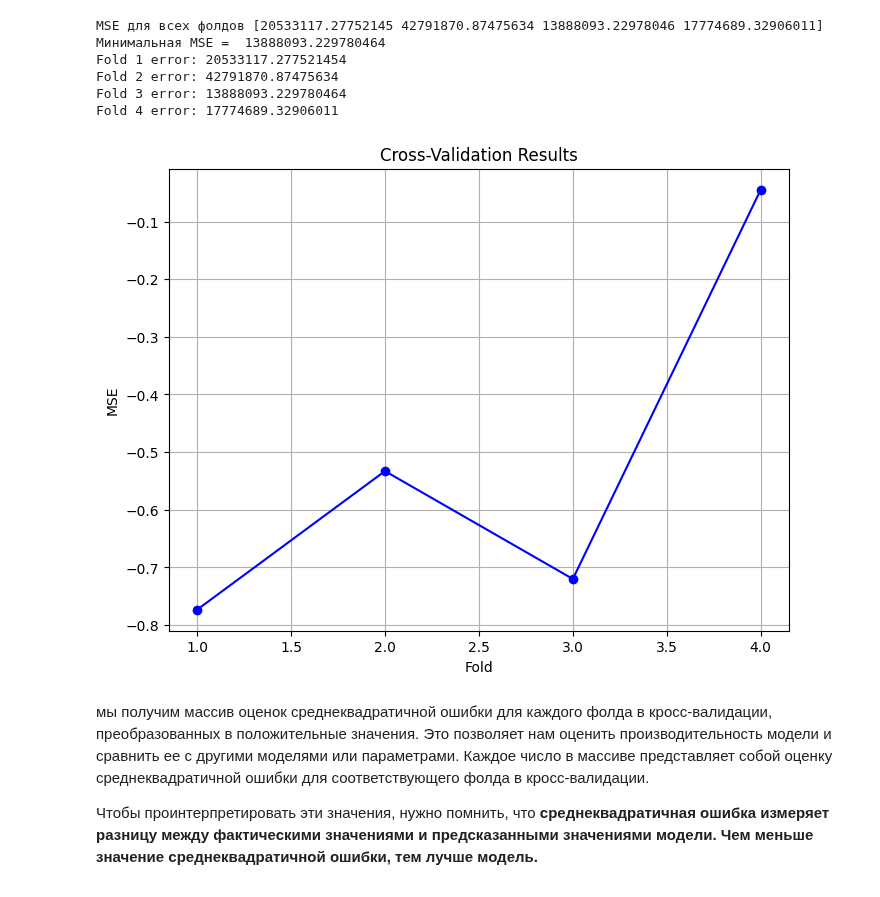
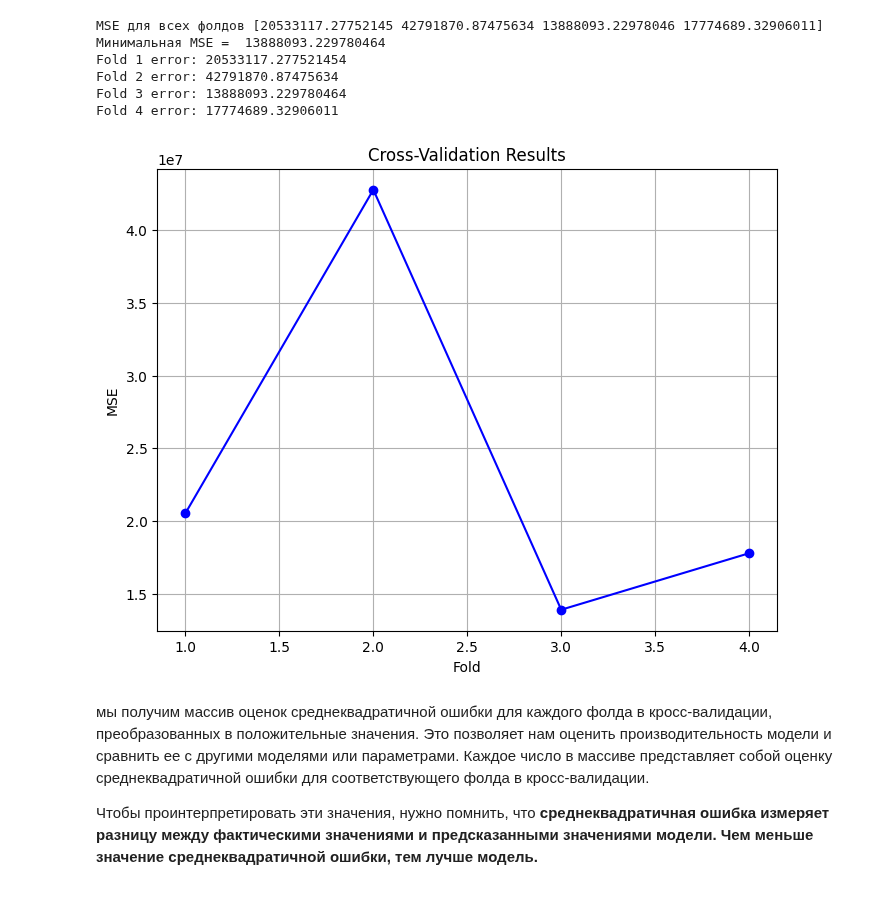
Before and after one commit to MrsMystique/python-repo, a Jupyter notebook: DataAnalysis/analisys for prediction/Labs/Шаг5 Оценка модели и уточнения.ipynb, the cells around one changed output. Cells and saved outputs as stored; diff of their text form; code cells hidden in the pictures.

```diff
--- a/DataAnalysis/analisys for prediction/Labs/Шаг5 Оценка модели и уточнения.ipynb
+++ b/DataAnalysis/analisys for prediction/Labs/Шаг5 Оценка модели и уточнения.ipynb
@@ -345,18 +345,18 @@ Fold 2 error: 42791870.87475634
 Fold 3 error: 13888093.229780464
 Fold 4 error: 17774689.32906011
 # %%
-MSE = -Rcross
+Folds_MSE = -1 * cross_val_score(lre, x_data[['horsepower']], y_data, cv=4, scoring='neg_mean_squared_error')
 # Создаем график
 plt.figure(figsize=(8, 6))
 # количество фолдов должно быть равно количеству рэнджей
-plt.plot(range(1, 5), MSE, marker='o', linestyle='-', color='b')
+plt.plot(range(1, 5), Folds_MSE, marker='o', linestyle='-', color='b')
 plt.xlabel('Fold')
 plt.ylabel('MSE')
 plt.title('Cross-Validation Results')
 plt.grid(True)
 plt.show()
 # %% [output]
-[figure, old version]
+[figure, new version]
 # %% [markdown]
 мы получим массив оценок среднеквадратичной ошибки для каждого фолда в кросс-валидации, преобразованных в положительные значения. Это позволяет нам оценить производительность модели и сравнить ее с другими моделями или параметрами.
 Каждое число в массиве представляет собой оценку среднеквадратичной ошибки для соответствующего фолда в кросс-валидации.
```
Also changed, not shown: parts of 1 cell of this notebook.
